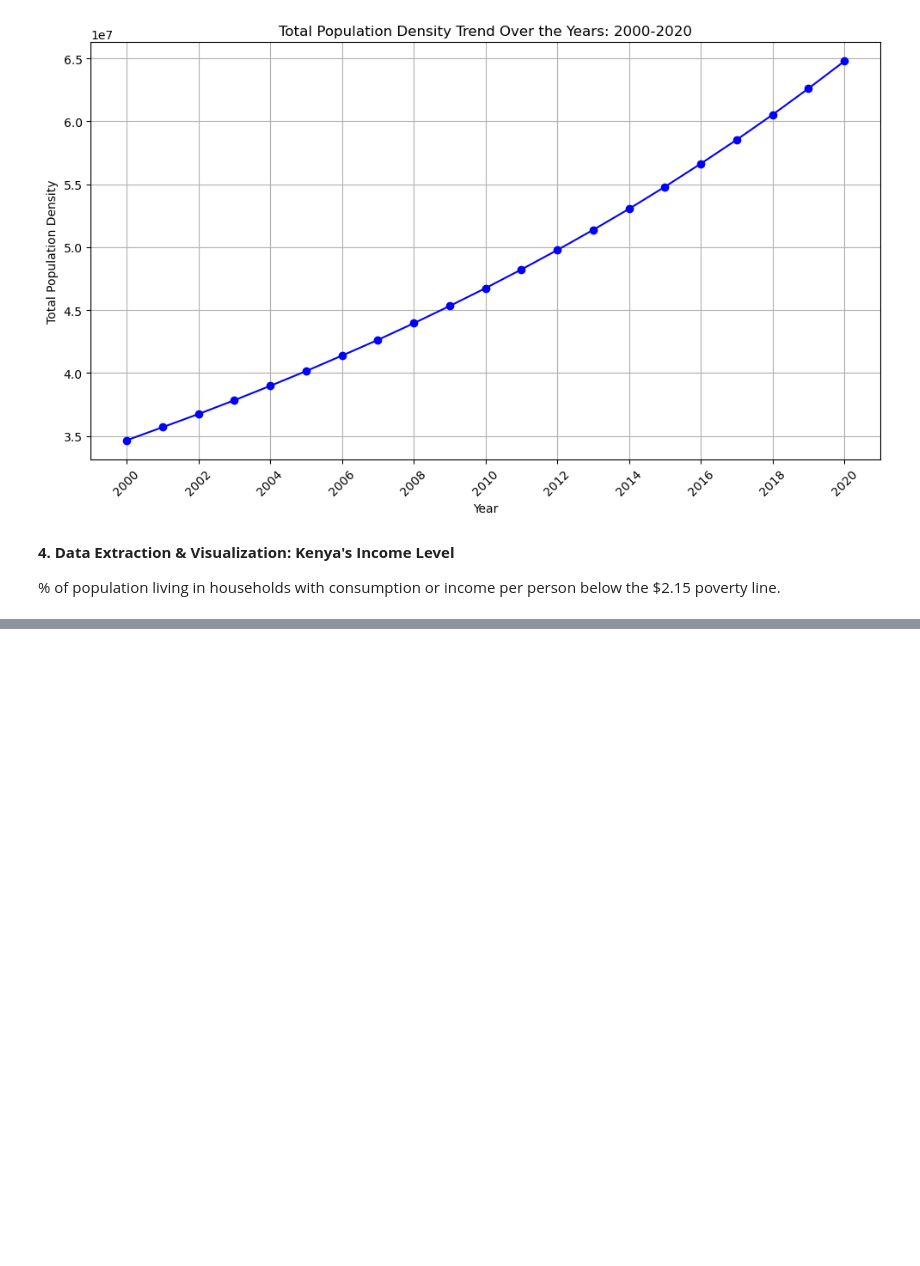
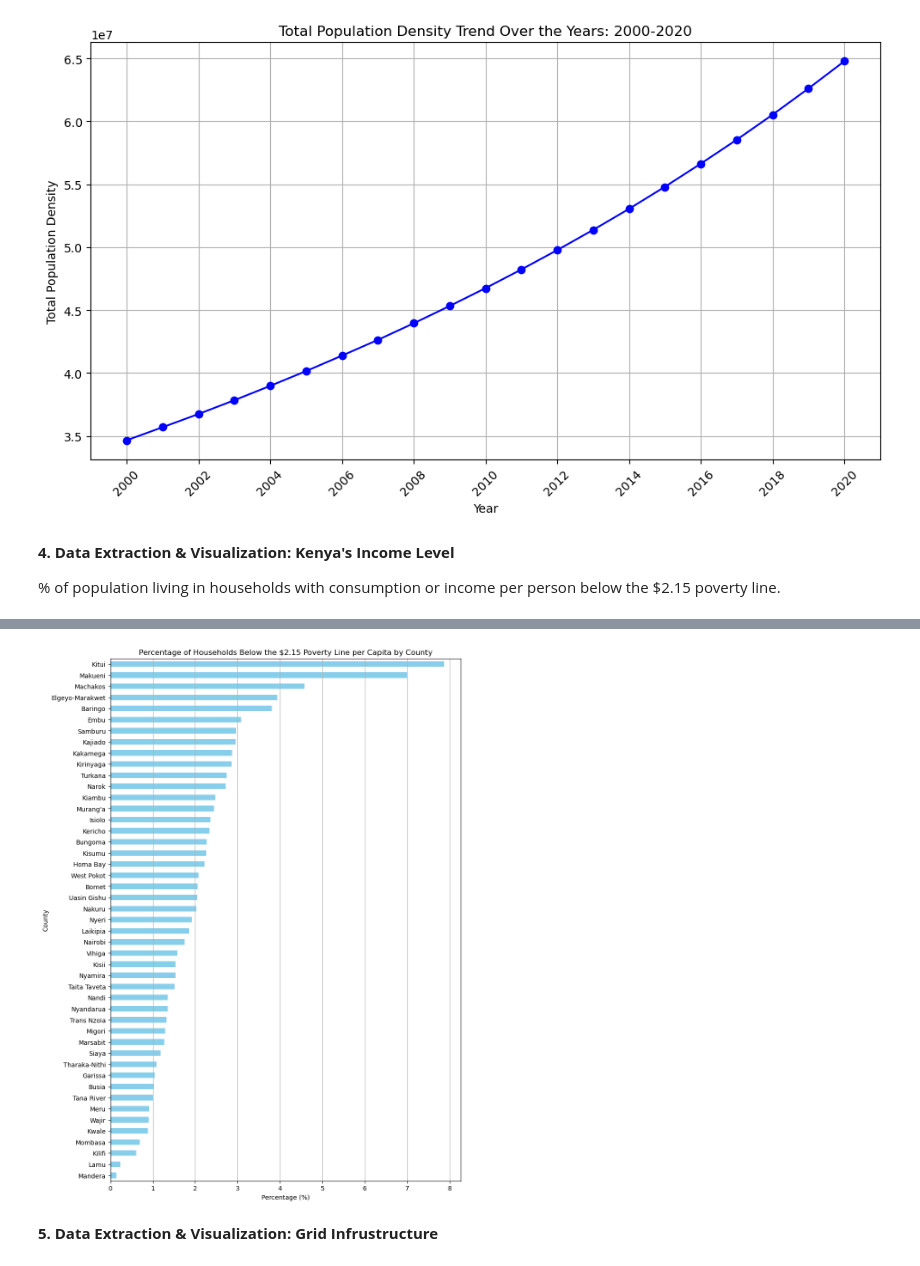
Before and after one commit to DavidGathimbaM/Energy-Access-and-Electrification-planning-in-Kenya, a Jupyter notebook: index_final.ipynb, the cells around one changed output, grey strips where cells are left out. Saved outputs shown, nothing was run; the diff lists cells and outputs as text; code cells hidden in the pictures; blank space fills up the shorter version.

Commit message:
complete income level analysis

```diff
--- a/index_final.ipynb
+++ b/index_final.ipynb
@@ -483,3 +483,11 @@ plt.show()
 **4. Data Extraction & Visualization: Kenya's Income Level**
 
 % of population living in households with consumption or income per person below the $2.15 poverty line.
+# %%
+import geopandas as gpd
+
+shp_file_path = r'C:\Users\pc\Documents\Projects\Energy-Access-and-Electrification-planning-in-Kenya\data\income_level_data_1\GSAP_AM24_2021.shp'
+gdf = gpd.read_file(shp_file_path)
+
+print(gdf.shape)
+gdf.head()
@@ -485,0 +502,5 @@ plt.show()
+# %%
+kenya_income_level = gdf[gdf['code'] == 'KEN']
+
+print(kenya_income_level.shape)
+kenya_income_level.head()
@@ -485,0 +574,26 @@ plt.show()
+# %%
+import matplotlib.pyplot as plt
+
+# Count occurrences of each county
+county_counts = kenya_income_level['County'].value_counts()
+
+# Calculate the percentage of each county
+county_percentage = (county_counts / county_counts.sum()) * 100
+county_percentage = county_percentage.sort_values(ascending=True)
+
+# Plotting the horizontal bar graph
+plt.figure(figsize=(10, 15))
+county_percentage.plot(kind='barh', color='skyblue')
+
+# Adding titles and labels
+plt.title('Percentage of Households Below the $2.15 Poverty Line per Capita by County')
+plt.xlabel('Percentage (%)')
+plt.ylabel('County')
+
+# Show the plot
+plt.grid(axis='x')
+plt.show()
+# %% [output]
+[figure, added]
+# %% [markdown]
+**5. Data Extraction & Visualization: Grid Infrustructure**
```
Also changed, not shown: parts of 4 cells of this notebook.
